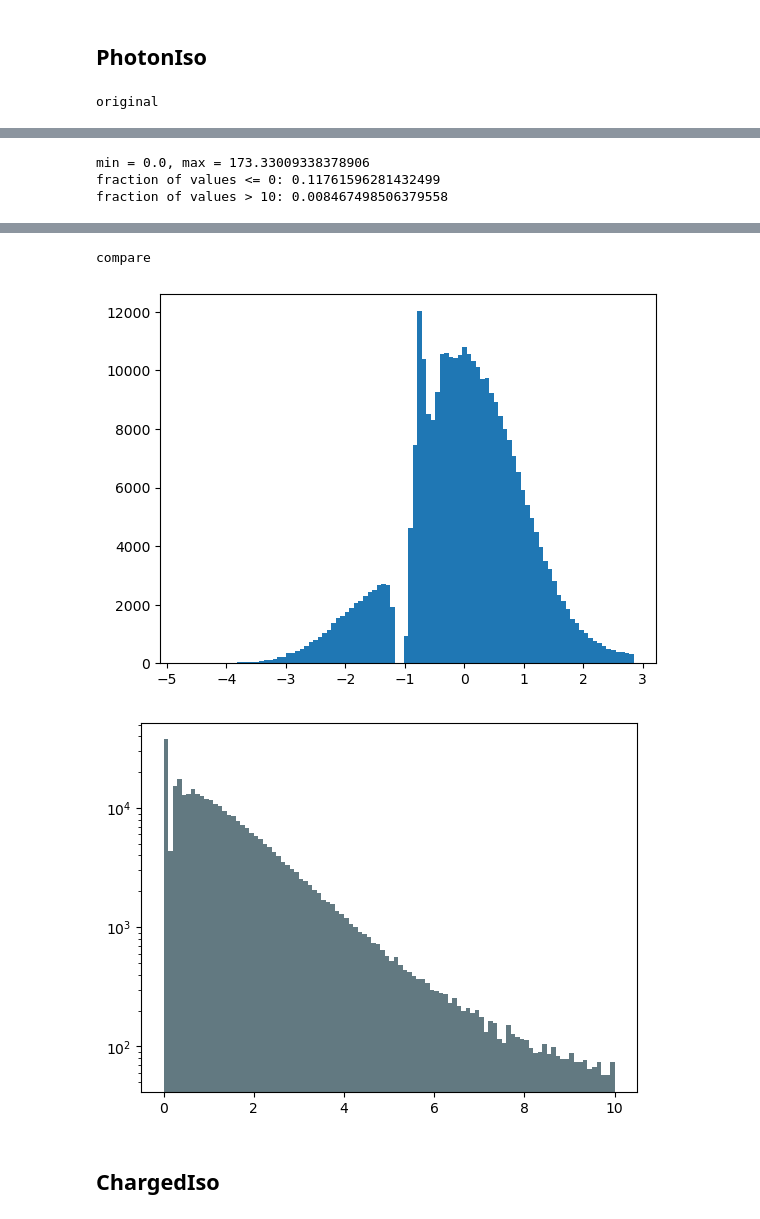
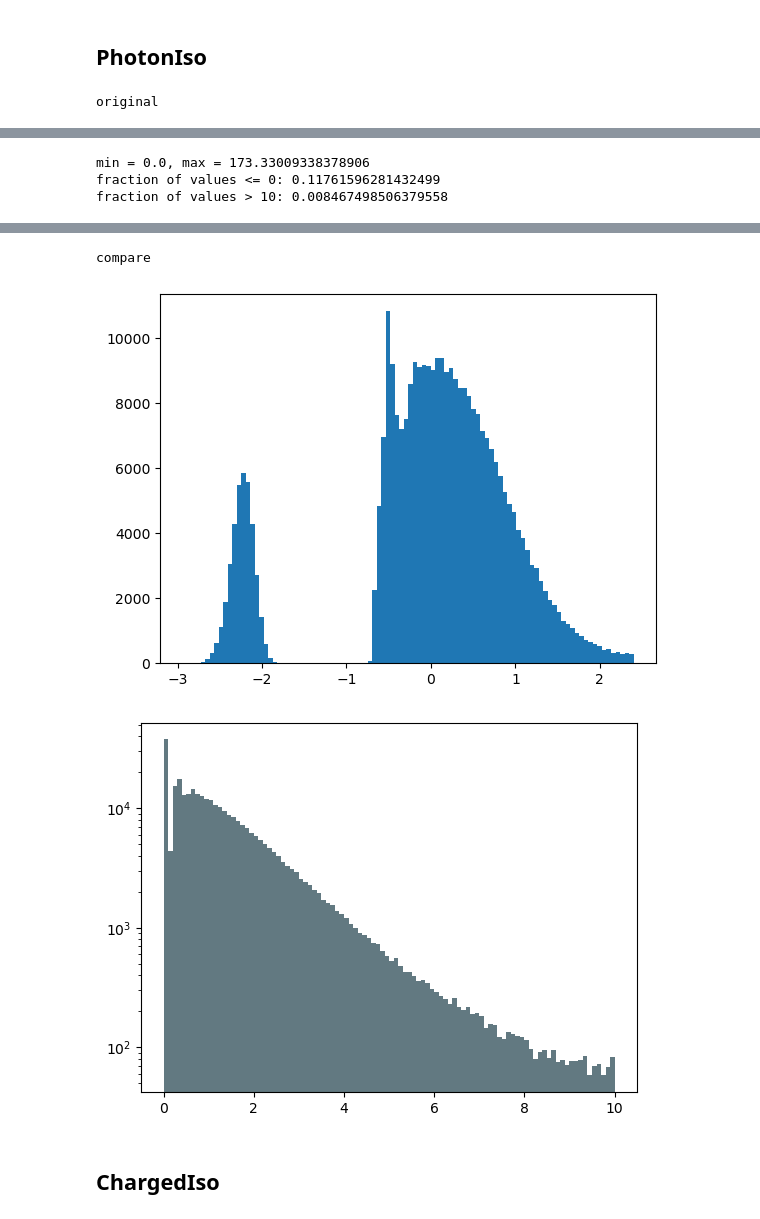
Before and after one commit to maxgalli/SSNF2, a Jupyter notebook: notebooks/study_transforms.ipynb, the cells around one changed output, grey strips where cells are left out. Cells and saved outputs as stored; diff of their text form; code cells hidden in the pictures.

```diff
--- a/notebooks/study_transforms.ipynb
+++ b/notebooks/study_transforms.ipynb
@@ -943,37 +1004,38 @@ print("min = {}, max = {}".format(np.min(var), np.max(var)))
 print("fraction of values <= 0: {}".format(len(var[var <=0]) / len(var)))
 print("fraction of values > {}: {}".format(out_upper, len(var[var > out_upper]) / len(var)))
 var = remove_outliers(var, (0, out_upper))
 plt.hist(var, bins=bins);
 plt.show();
 
 pipe = Pipeline(
     [
-        ("sampler", IsoTransformer(0.5)),
-        ("custom_log", CustomLog()),
+        #("sampler", IsoTransformer(0.5)),
+        #("custom_log", CustomLog()),
+        #("standard", StandardScaler()),
+        ("sampler", IsoTransformerLNorm()),
         ("standard", StandardScaler()),
-        #("custom_pt", CustomPT()),
     ]
 )
 
 print("compare")
 nvar = deepcopy(var)
 new_var = pipe.fit_transform(nvar.reshape(-1, 1))
 plt.hist(new_var, bins=bins);
 plt.show();
 old_var = pipe.inverse_transform(new_var)
 plt.hist(var, bins=bins);
 plt.hist(old_var, bins=bins, alpha=0.3);
 plt.yscale('log')
 plt.show();
 # %% [output]
 original
 [figure]
 min = 0.0, max = 173.33009338378906
 fraction of values <= 0: 0.11761596281432499
 fraction of values > 10: 0.008467498506379558
 [figure]
 compare
-[figure, old version]
+[figure, new version]
-[figure, old version]
+[figure, new version]
 # %% [markdown]
 ## ChargedIso
```
Also changed, not shown: parts of 8 cells of this notebook, 7 other files.
